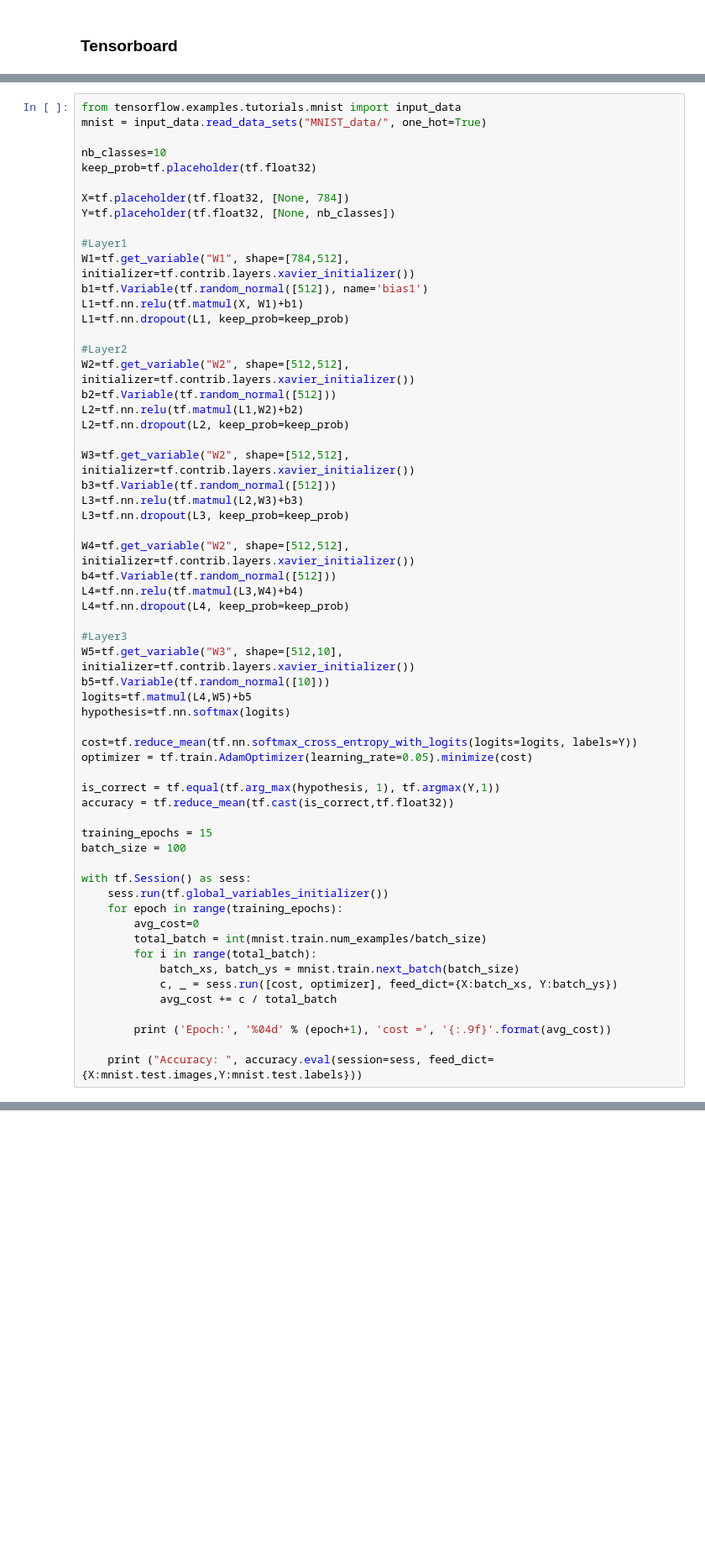
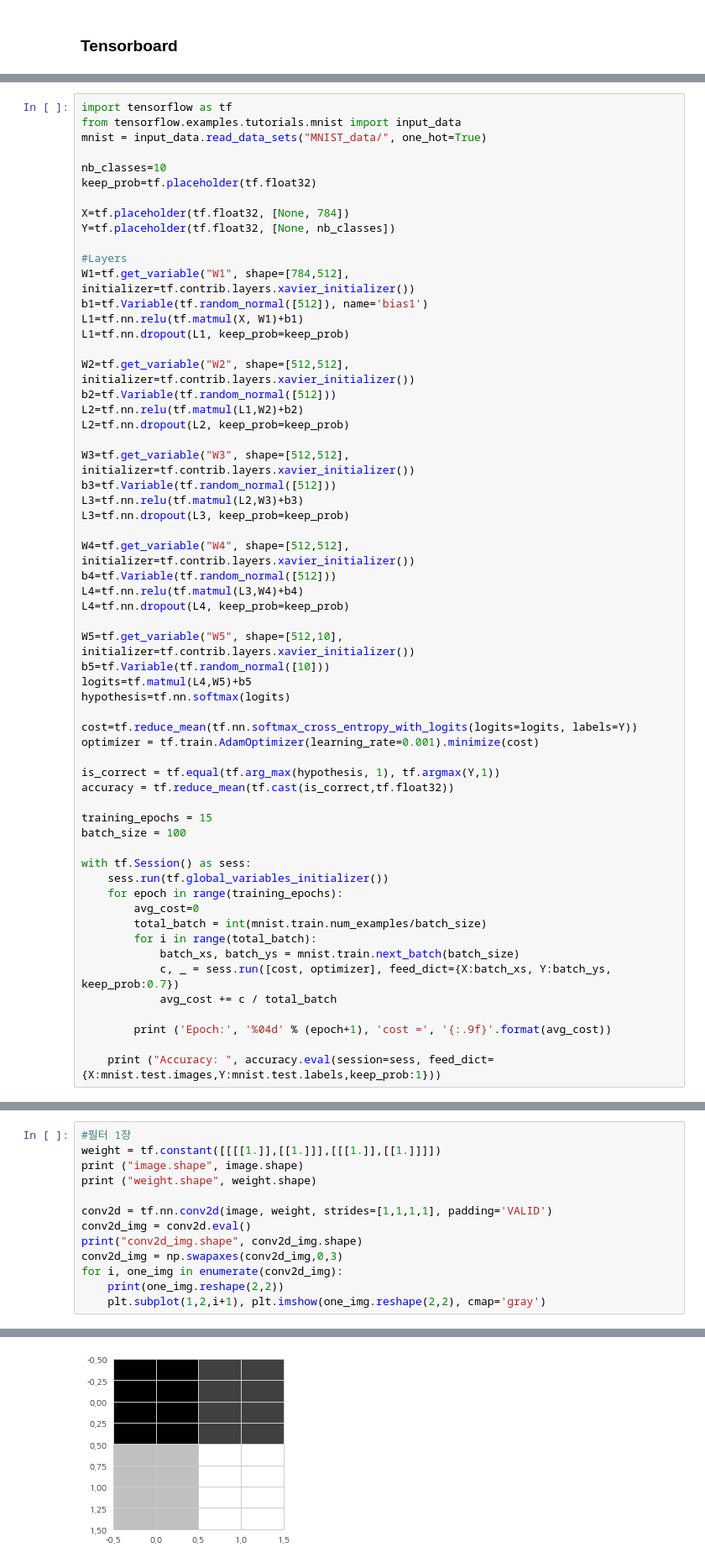
Before and after one commit to baejunyang/datascienceschool, a Jupyter notebook: studying/Tensorflow/모두를 위한 딥러닝.ipynb, the cells around one changed output, grey strips where cells are left out. Shown at 84% size. Drawn from its saved outputs; the diff is of its cells as text; blank space fills up the shorter version.

```diff
--- a/studying/Tensorflow/모두를 위한 딥러닝.ipynb
+++ b/studying/Tensorflow/모두를 위한 딥러닝.ipynb
@@ -601,4 +601,5 @@ with tf.Session() as sess:
 # %%
+import tensorflow as tf
 from tensorflow.examples.tutorials.mnist import input_data
 mnist = input_data.read_data_sets("MNIST_data/", one_hot=True)
 
@@ -608,36 +609,34 @@ keep_prob=tf.placeholder(tf.float32)
 X=tf.placeholder(tf.float32, [None, 784])
 Y=tf.placeholder(tf.float32, [None, nb_classes])
 
-#Layer1
+#Layers
 W1=tf.get_variable("W1", shape=[784,512], initializer=tf.contrib.layers.xavier_initializer())
 b1=tf.Variable(tf.random_normal([512]), name='bias1')
 L1=tf.nn.relu(tf.matmul(X, W1)+b1)
 L1=tf.nn.dropout(L1, keep_prob=keep_prob)
 
-#Layer2
 W2=tf.get_variable("W2", shape=[512,512], initializer=tf.contrib.layers.xavier_initializer())
 b2=tf.Variable(tf.random_normal([512]))
 L2=tf.nn.relu(tf.matmul(L1,W2)+b2)
 L2=tf.nn.dropout(L2, keep_prob=keep_prob)
 
-W3=tf.get_variable("W2", shape=[512,512], initializer=tf.contrib.layers.xavier_initializer())
+W3=tf.get_variable("W3", shape=[512,512], initializer=tf.contrib.layers.xavier_initializer())
 b3=tf.Variable(tf.random_normal([512]))
 L3=tf.nn.relu(tf.matmul(L2,W3)+b3)
 L3=tf.nn.dropout(L3, keep_prob=keep_prob)
 
-W4=tf.get_variable("W2", shape=[512,512], initializer=tf.contrib.layers.xavier_initializer())
+W4=tf.get_variable("W4", shape=[512,512], initializer=tf.contrib.layers.xavier_initializer())
 b4=tf.Variable(tf.random_normal([512]))
 L4=tf.nn.relu(tf.matmul(L3,W4)+b4)
 L4=tf.nn.dropout(L4, keep_prob=keep_prob)
 
-#Layer3
-W5=tf.get_variable("W3", shape=[512,10], initializer=tf.contrib.layers.xavier_initializer())
+W5=tf.get_variable("W5", shape=[512,10], initializer=tf.contrib.layers.xavier_initializer())
 b5=tf.Variable(tf.random_normal([10]))
 logits=tf.matmul(L4,W5)+b5
 hypothesis=tf.nn.softmax(logits)
 
 cost=tf.reduce_mean(tf.nn.softmax_cross_entropy_with_logits(logits=logits, labels=Y))
-optimizer = tf.train.AdamOptimizer(learning_rate=0.05).minimize(cost)
+optimizer = tf.train.AdamOptimizer(learning_rate=0.001).minimize(cost)
 
 is_correct = tf.equal(tf.arg_max(hypothesis, 1), tf.argmax(Y,1))
 accuracy = tf.reduce_mean(tf.cast(is_correct,tf.float32))
@@ -652,12 +651,12 @@ with tf.Session() as sess:
         total_batch = int(mnist.train.num_examples/batch_size)
         for i in range(total_batch):
             batch_xs, batch_ys = mnist.train.next_batch(batch_size)
-            c, _ = sess.run([cost, optimizer], feed_dict={X:batch_xs, Y:batch_ys})
+            c, _ = sess.run([cost, optimizer], feed_dict={X:batch_xs, Y:batch_ys, keep_prob:0.7})
             avg_cost += c / total_batch
 
         print ('Epoch:', '%04d' % (epoch+1), 'cost =', '{:.9f}'.format(avg_cost))
 
-    print ("Accuracy: ", accuracy.eval(session=sess, feed_dict={X:mnist.test.images,Y:mnist.test.labels}))
+    print ("Accuracy: ", accuracy.eval(session=sess, feed_dict={X:mnist.test.images,Y:mnist.test.labels,keep_prob:1}))
 # %% [output]
 Extracting MNIST_data/train-images-idx3-ubyte.gz
 Extracting MNIST_data/train-labels-idx1-ubyte.gz
@@ -681,0 +694,14 @@ Accuracy:  0.9134
+# %%
+#필터 1장
+weight = tf.constant([[[[1.]],[[1.]]],[[[1.]],[[1.]]]])
+print ("image.shape", image.shape)
+print ("weight.shape", weight.shape)
+
+conv2d = tf.nn.conv2d(image, weight, strides=[1,1,1,1], padding='VALID')
+conv2d_img = conv2d.eval()
+print("conv2d_img.shape", conv2d_img.shape)
+conv2d_img = np.swapaxes(conv2d_img,0,3)
+for i, one_img in enumerate(conv2d_img):
+    print(one_img.reshape(2,2))
+    plt.subplot(1,2,i+1), plt.imshow(one_img.reshape(2,2), cmap='gray')
+# %% [output]
@@ -681,0 +713 @@ Accuracy:  0.9134
+[figure, added]
```
Also changed, not shown: parts of 18 cells of this notebook, 1 other file.
